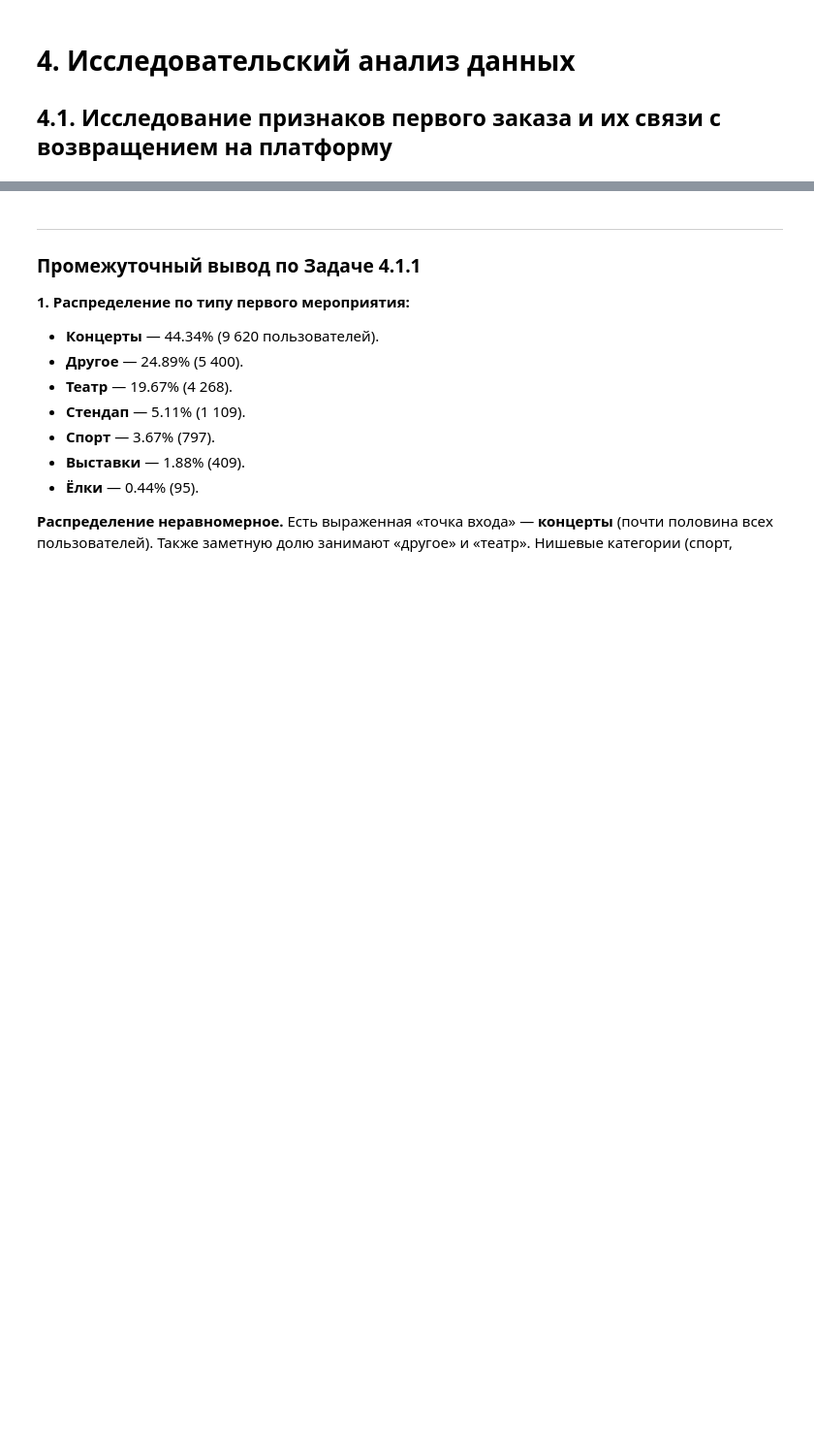
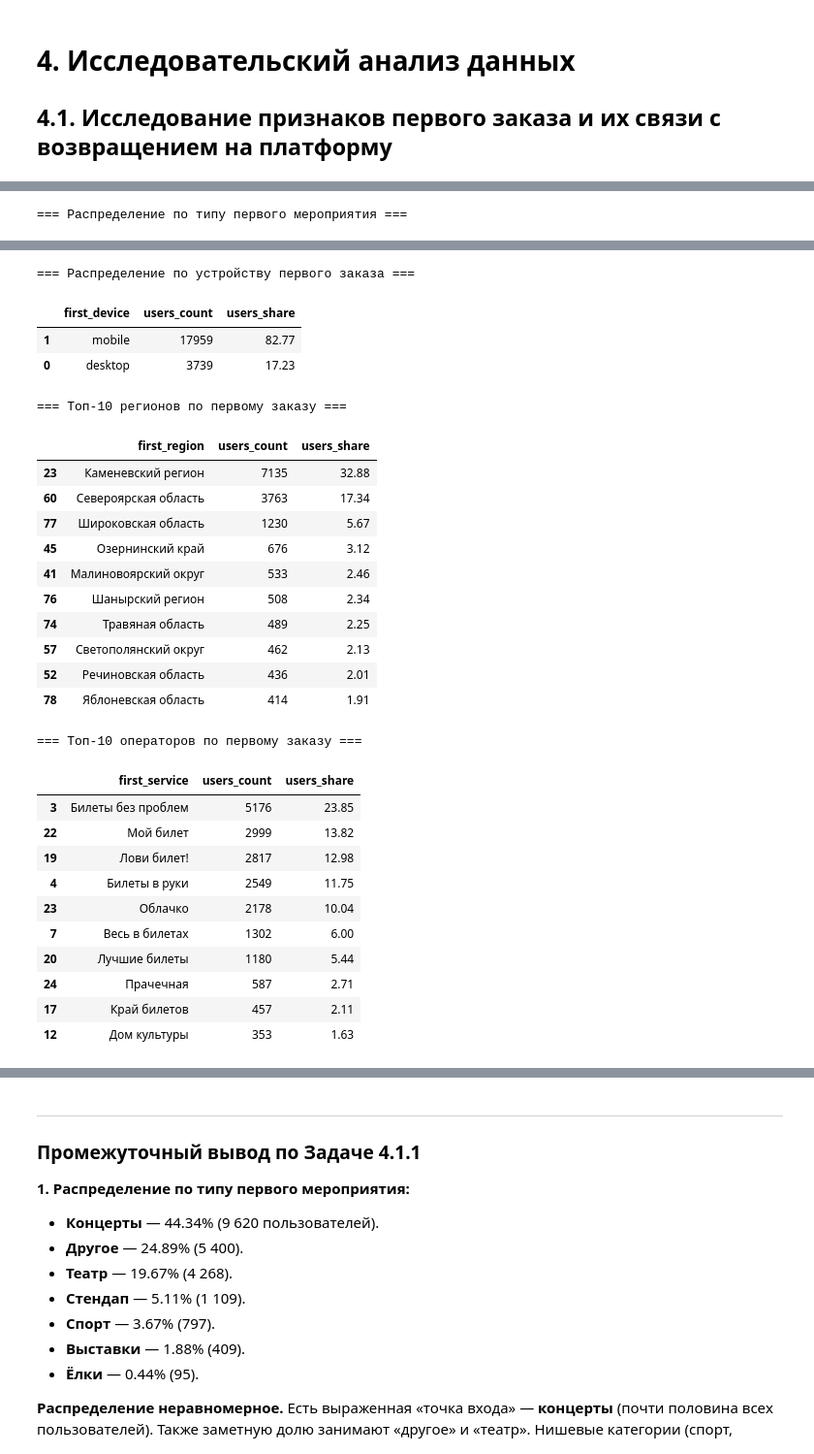
Before and after one commit to DigitalOcean78/afisha-loyalty-analysis, a Jupyter notebook: DS_2_project _24.09.26.ipynb, the cells around one changed output, grey strips where cells are left out. Shown at 97% size. Saved outputs shown, nothing was run; the diff lists cells and outputs as text; code cells hidden in the pictures; blank space fills up the shorter version.

```diff
--- a/DS_2_project _23.09.26.ipynb
+++ b/DS_2_project _24.09.26.ipynb
@@ -923,0 +896,46 @@ Name: count, dtype: float64
+# %%
+# Функция для расчета распределения пользователей по сегментам
+def segment_summary(df, column, top_n=None):
+    """
+    Считает количество пользователей и их долю в каждом сегменте.
+
+    Параметры:
+    - df: датафрейм с профилем пользователя
+    - column: имя столбца для группировки
+    - top_n: если задано, возвращает только топ-N сегментов
+
+    Возвращает:
+    - датафрейм со столбцами: [column], users_count, users_share
+    """
+    seg = (df
+        .groupby(column, observed=True)
+        .agg(users_count=('user_id', 'count'))
+        .reset_index()
+        .sort_values('users_count', ascending=False)
+    )
+    seg['users_share'] = (seg['users_count'] / seg['users_count'].sum() * 100).round(2)
+
+    if top_n:
+        seg = seg.head(top_n)
+
+    return seg
+# %%
+# Анализ распределения пользователей по признакам первого заказа
+
+# 1. По типу первого мероприятия
+print("=== Распределение по типу первого мероприятия ===")
+display(segment_summary(user_profile_filtered, 'first_event_type'))
+
+# 2. По устройству первого заказа
+print("\n=== Распределение по устройству первого заказа ===")
+display(segment_summary(user_profile_filtered, 'first_device'))
+
+# 3. По региону первого заказа (топ-10)
+print("\n=== Топ-10 регионов по первому заказу ===")
+display(segment_summary(user_profile_filtered, 'first_region', top_n=10))
+
+# 4. По билетному оператору (топ-10)
+print("\n=== Топ-10 операторов по первому заказу ===")
+display(segment_summary(user_profile_filtered, 'first_service', top_n=10))
+# %% [output]
+=== Распределение по типу первого мероприятия ===
@@ -923,0 +950,28 @@ Name: count, dtype: float64
+=== Распределение по устройству первого заказа ===
+|  | first_device | users_count | users_share |
+| 1 | mobile | 17959 | 82.77 |
+| 0 | desktop | 3739 | 17.23 |
+=== Топ-10 регионов по первому заказу ===
+|  | first_region | users_count | users_share |
+| 23 | Каменевский регион | 7135 | 32.88 |
+| 60 | Североярская область | 3763 | 17.34 |
+| 77 | Широковская область | 1230 | 5.67 |
+| 45 | Озернинский край | 676 | 3.12 |
+| 41 | Малиновоярский округ | 533 | 2.46 |
+| 76 | Шанырский регион | 508 | 2.34 |
+| 74 | Травяная область | 489 | 2.25 |
+| 57 | Светополянский округ | 462 | 2.13 |
+| 52 | Речиновская область | 436 | 2.01 |
+| 78 | Яблоневская область | 414 | 1.91 |
+=== Топ-10 операторов по первому заказу ===
+|  | first_service | users_count | users_share |
+| 3 | Билеты без проблем | 5176 | 23.85 |
+| 22 | Мой билет | 2999 | 13.82 |
+| 19 | Лови билет! | 2817 | 12.98 |
+| 4 | Билеты в руки | 2549 | 11.75 |
+| 23 | Облачко | 2178 | 10.04 |
+| 7 | Весь в билетах | 1302 | 6.00 |
+| 20 | Лучшие билеты | 1180 | 5.44 |
+| 24 | Прачечная | 587 | 2.71 |
+| 17 | Край билетов | 457 | 2.11 |
+| 12 | Дом культуры | 353 | 1.63 |
```
Also changed, not shown: parts of 37 cells of this notebook.
